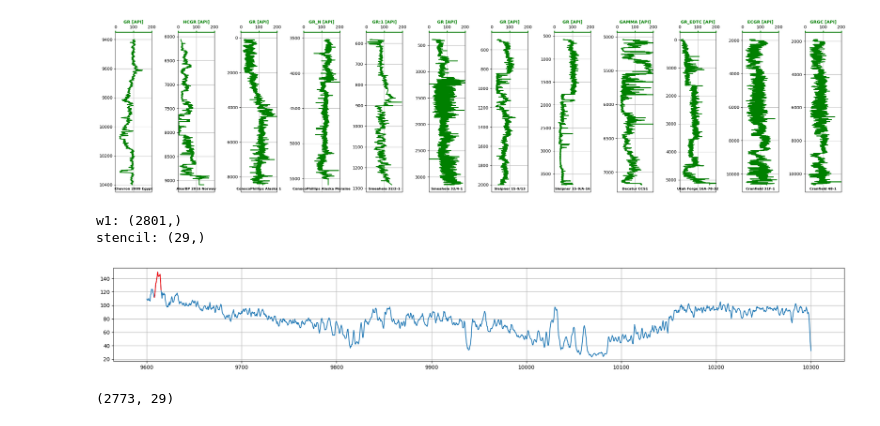
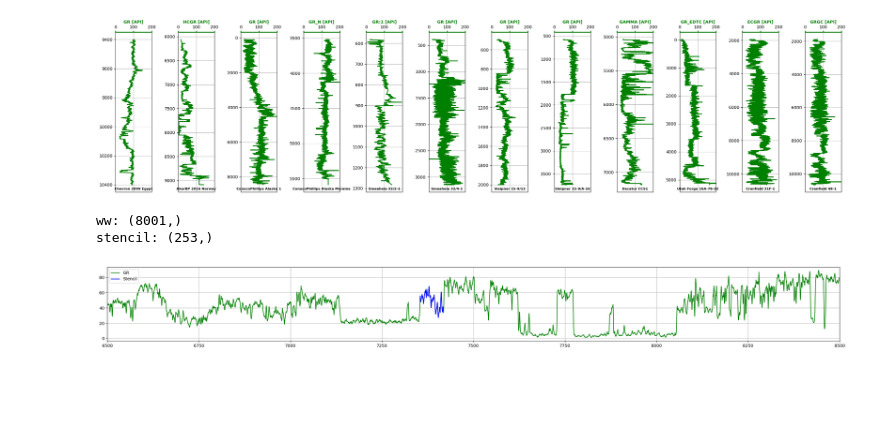
Before and after one commit to misaelmmorales/Well-Log-Pattern-Recognition, a Jupyter notebook: patterns.ipynb, the cells around one changed output. Saved outputs shown, nothing was run; the diff lists cells and outputs as text; code cells hidden in the pictures; blank space fills up the shorter version.

```diff
--- a/patterns.ipynb
+++ b/patterns.ipynb
@@ -102,29 +138,24 @@ def resample_signal(signal, new_size, kind='cubic'):
 # %%
-w1 = well1.loc[9600:10300]['GR']
-print('w1: {}'.format(w1.shape))
+start, end = 6500, 8500
+window_size = 63
+p1 = 7354
 
-window_size = 7
-p1 = 9608
+ww = well2.loc[start:end]['HCGR']
+print('ww: {}'.format(ww.shape))
 
-stencil = w1.loc[p1:p1+window_size]
+stencil = ww.loc[p1:p1+window_size]
+stencil_norm = (stencil - stencil.min()) / (stencil.max() - stencil.min())
 print('stencil: {}'.format(stencil.shape))
 
-fig = plt.figure(figsize=(20,3))
-plt.plot(w1.index, w1)
-plt.plot(stencil.index, stencil, 'r')
+plt.figure(figsize=(25,3))
+plt.plot(ww.index, ww, c='g', label='GR')
+plt.plot(stencil.index, stencil, c='b', label='Stencil')
+plt.xlim(start, end)
+plt.legend(loc='upper left')
 plt.grid(True, which='both')
 plt.tight_layout()
 plt.show()
 # %% [output]
-w1: (2801,)
-stencil: (29,)
+ww: (8001,)
+stencil: (253,)
-[figure, old version]
+[figure, new version]
-# %%
-windows = []
-for i in range(len(w1) - len(stencil) + 1):
-    window = w1.iloc[i:i+len(stencil)]
-    windows.append(window)
-windows = np.array(windows)
-print(windows.shape)
-# %% [output]
-(2773, 29)
```
Also changed, not shown: parts of 7 cells of this notebook.
